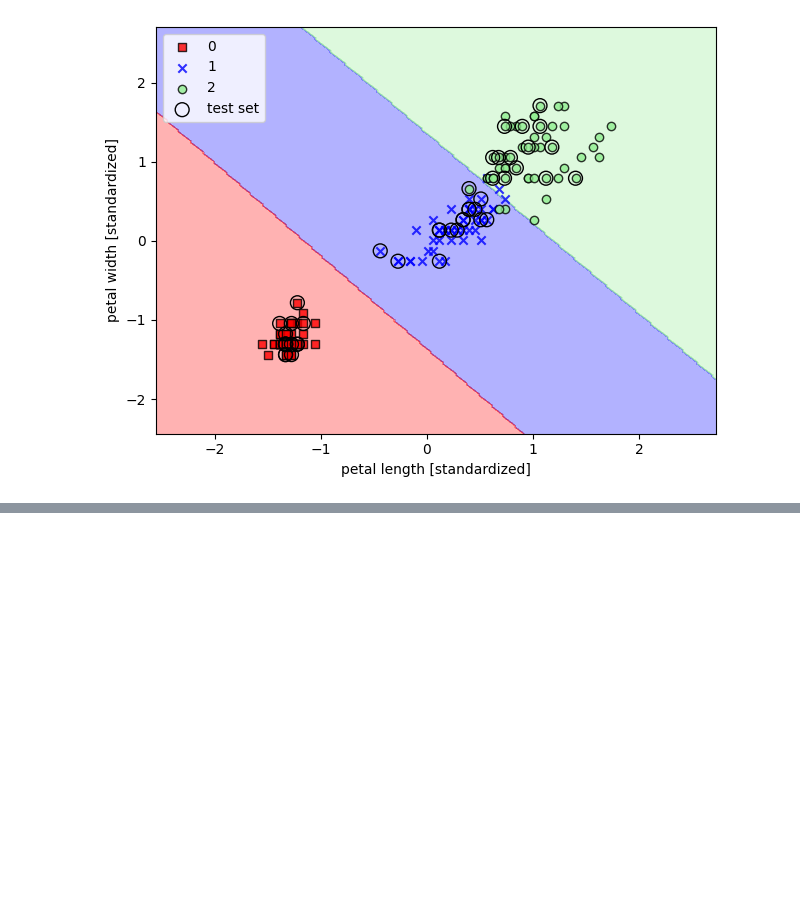
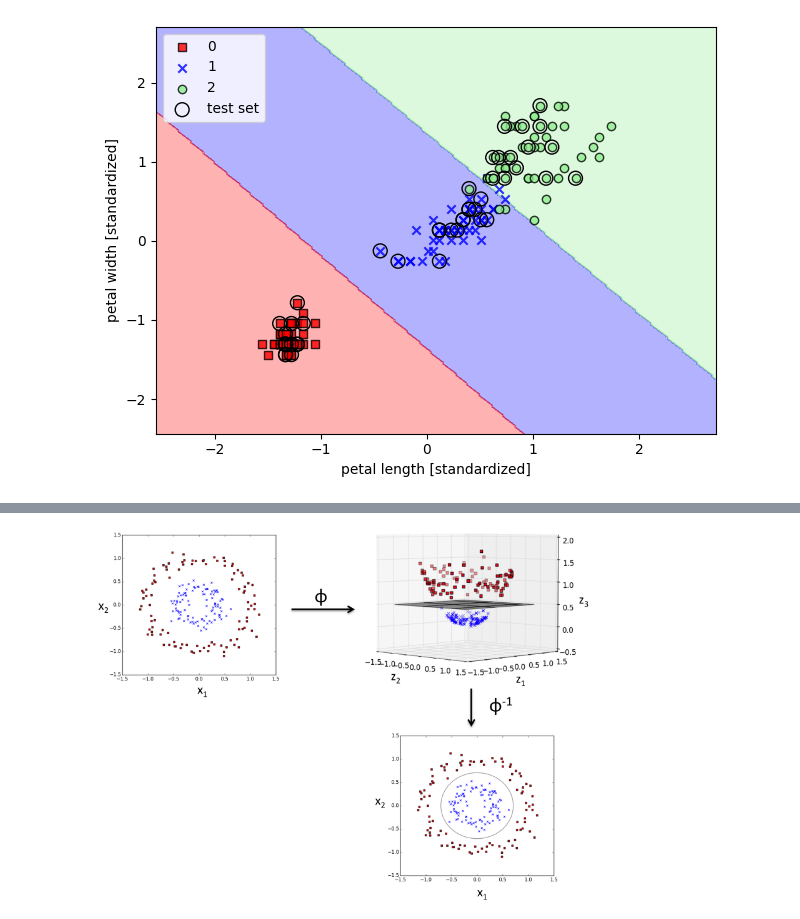
Before and after one commit to JackCaiZhang/python-machine-learning-3rd-edition, a Jupyter notebook: ch03/ch03.ipynb, the cells around one changed output, grey strips where cells are left out. Saved outputs shown, nothing was run; the diff lists cells and outputs as text; code cells hidden in the pictures; blank space fills up the shorter version.

```diff
--- a/ch03/ch03.ipynb
+++ b/ch03/ch03.ipynb
@@ -512,0 +563,4 @@ plt.show()
+# %%
+Image('images/03_13.png', width=500)
+# %% [output]
+[figure, added]
```
Also changed, not shown: parts of 40 cells of this notebook, 1 other file.
